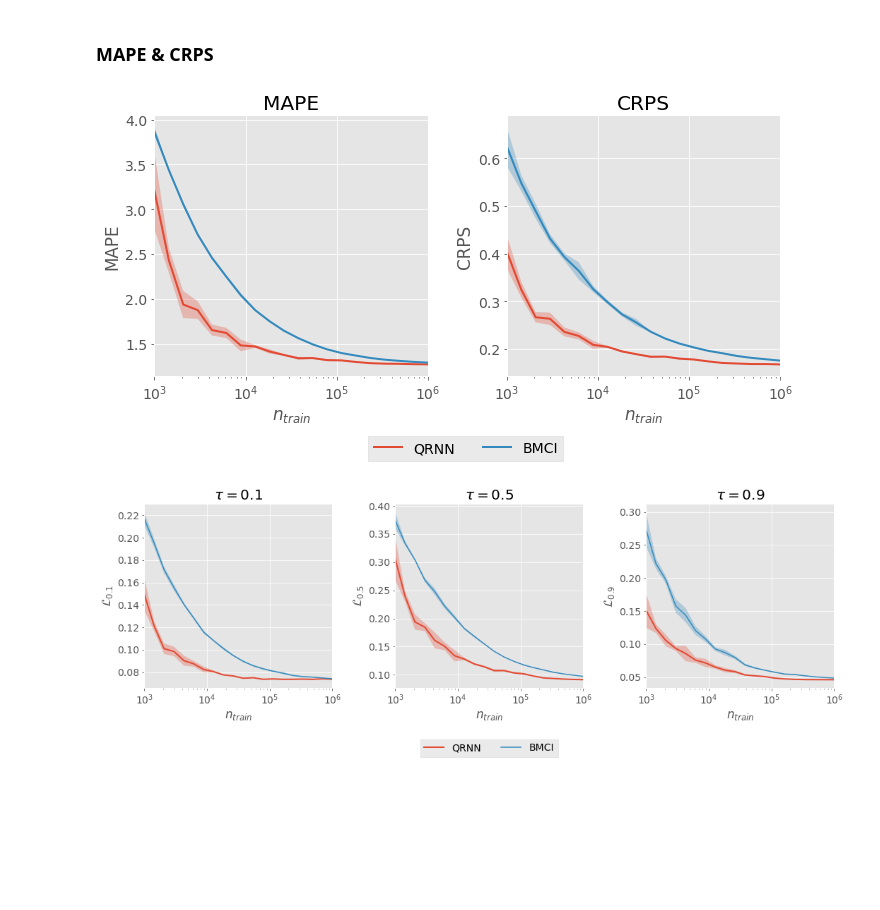
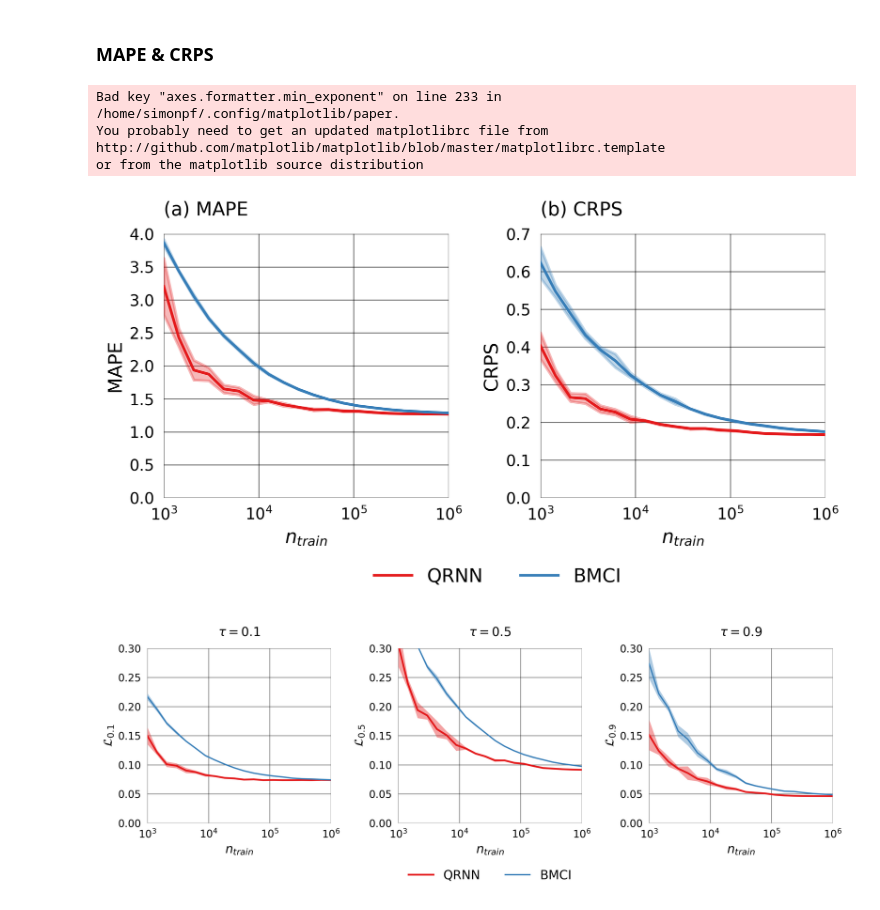
Before and after one commit to simonpf/predictive_uncertainty, a Jupyter notebook: evaluate_training_set_size.ipynb, the cells around one changed output. Saved outputs shown, nothing was run; the diff lists cells and outputs as text; code cells hidden in the pictures; blank space fills up the shorter version.

```diff
--- a/evaluate_training_set_size.ipynb
+++ b/evaluate_training_set_size.ipynb
@@ -154,101 +154,116 @@ ql_bmci    = np.load("data/quantile_losses_bmci.npy")
 # %%
 means_qrnn = mapes_qrnn.mean(axis = 1)
 std_qrnn   = mapes_qrnn.std(axis = 1)
 means_bmci = mapes_bmci.mean(axis = 1)
 std_bmci   = mapes_bmci.std(axis = 1)
 
-fig, ax = plt.subplots(1, 2, figsize = (10,5))
+plt.style.use("/home/simonpf/.config/matplotlib/paper")
+fig, ax = plt.subplots(1, 2, figsize = (8,4))
 
-ax[0].plot(n_train, means_qrnn, label = "QRNN", lw = 2)
-ax[0].fill_between(n_train, means_qrnn - std_qrnn, means_qrnn + std_qrnn, label = "QRNN", lw = 2, alpha = 0.3)
-ax[0].plot(n_train, means_bmci, label = "BMCI", lw = 2)
-ax[0].fill_between(n_train, means_bmci - std_bmci, means_bmci + std_bmci, label = "BMCI", lw = 2, alpha = 0.3)
-ax[0].set_title("MAPE")
+ax[0].plot(n_train, means_qrnn, label = "QRNN", lw = 2, c = "C1")
+ax[0].fill_between(n_train, means_qrnn - std_qrnn, means_qrnn + std_qrnn,
+                   label = "QRNN", lw = 2, alpha = 0.3, color = "C1")
+ax[0].plot(n_train, means_bmci, label = "BMCI", lw = 2, c = "C2")
+ax[0].fill_between(n_train, means_bmci - std_bmci, means_bmci + std_bmci, label = "BMCI",
+                   lw = 2, alpha = 0.3, color = "C2")
+ax[0].set_title("(a) MAPE", loc = "left")
 ax[0].set_xscale("log")
 ax[0].set_xlim([10**3, 10**6])
 ax[0].set_xlabel("$n_{train}$")
 ax[0].set_ylabel("MAPE")
+ax[0].set_ylim([0.0, 4.0])
 
 means_qrnn = crpss_qrnn.mean(axis = 1)
 std_qrnn   = crpss_qrnn.std(axis = 1)
 means_bmci = crpss_bmci.mean(axis = 1)
 std_bmci   = crpss_bmci.std(axis = 1)
 
-ax[1].plot(n_train, means_qrnn, label = "QRNN", lw = 2)
-ax[1].fill_between(n_train, means_qrnn - std_qrnn, means_qrnn + std_qrnn, lw = 2, alpha = 0.3)
-ax[1].plot(n_train, means_bmci, label = "BMCI", lw = 2)
-ax[1].fill_between(n_train, means_bmci - std_bmci, means_bmci + std_bmci, lw = 2, alpha = 0.3)
-ax[1].set_title("CRPS")
+ax[1].plot(n_train, means_qrnn, label = "QRNN", lw = 2, c = "C1")
+ax[1].fill_between(n_train, means_qrnn - std_qrnn, means_qrnn + std_qrnn,
+                   lw = 2, alpha = 0.3, color = "C1")
+ax[1].plot(n_train, means_bmci, label = "BMCI", lw = 2, c = "C2")
+ax[1].fill_between(n_train, means_bmci - std_bmci, means_bmci + std_bmci,
+                   lw = 2, alpha = 0.3, color = "C2")
+ax[1].set_title("(b) CRPS", loc = "left")
 ax[1].set_xscale("log")
 ax[1].set_xlim([10**3, 10**6])
 ax[1].set_xlabel("$n_{train}$")
 ax[1].set_ylabel("CRPS")
+ax[1].set_ylim([0.0, 0.7])
 ax[1].legend(loc = "upper center", bbox_to_anchor = [-0.15, -0.2], ncol = 2, fancybox = False)
 plt.tight_layout()
 
 fig.savefig("plots/mape_crps.pdf", bbox_inches = "tight")
 # %% [output]
+Bad key "axes.formatter.min_exponent" on line 233 in
+/home/simonpf/.config/matplotlib/paper.
+You probably need to get an updated matplotlibrc file from
+http://github.com/matplotlib/matplotlib/blob/master/matplotlibrc.template
+or from the matplotlib source distribution
-[figure, old version]
+[figure, new version]
 # %%
-fig, axs = plt.subplots(1, 3, figsize = (15, 5))
+fig, axs = plt.subplots(1, 3, figsize = (12, 4))
 mean_ql_qrnn = np.mean(ql_qrnn, axis = 1)
 std_ql_qrnn  = np.std(ql_qrnn, axis = 1)
 mean_ql_bmci = np.mean(ql_bmci, axis = 1)
 std_ql_bmci  = np.std(ql_bmci, axis = 1)
 
 # 10th percentile
-axs[0].plot(n_train, mean_ql_qrnn[:, 1], label = "QRNN", lw = 2)
+axs[0].plot(n_train, mean_ql_qrnn[:, 1], label = "QRNN", lw = 2, c = "C1")
 axs[0].fill_between(n_train,
                      mean_ql_qrnn[:, 1] - std_ql_qrnn[:, 1],
                      mean_ql_qrnn[:, 1] + std_ql_qrnn[:, 1],
-                     alpha = 0.3)
-axs[0].plot(n_train, mean_ql_bmci[:, 1])
+                     alpha = 0.4, color = "C1")
+axs[0].plot(n_train, mean_ql_bmci[:, 1], c = "C2")
 axs[0].fill_between(n_train,
                      mean_ql_bmci[:, 1] - std_ql_bmci[:, 1],
                      mean_ql_bmci[:, 1] + std_ql_bmci[:, 1],
-                     alpha = 0.3)
+                     alpha = 0.4, color = "C2")
 axs[0].set_title(r"$\tau = 0.1$")
 axs[0].set_xlim([10 ** 3, 10 ** 6])
+axs[0].set_ylim([0.0, 0.3])
 axs[0].set_xlabel(r"$n_{train}$")
 axs[0].set_xscale("log")
 axs[0].set_ylabel(r"$\mathcal{L}_{0.1}$")
 
 # median
-axs[1].plot(n_train, mean_ql_qrnn[:, 5], label = "QRNN", lw = 2)
+axs[1].plot(n_train, mean_ql_qrnn[:, 5], label = "QRNN", lw = 2, c = "C1")
 axs[1].fill_between(n_train,
                      mean_ql_qrnn[:, 5] - std_ql_qrnn[:, 5],
                      mean_ql_qrnn[:, 5] + std_ql_qrnn[:, 5],
-                     alpha = 0.3)
-axs[1].plot(n_train, mean_ql_bmci[:, 5], label = "BMCI")
+                     alpha = 0.4, color = "C1")
+axs[1].plot(n_train, mean_ql_bmci[:, 5], label = "BMCI", c = "C2")
 axs[1].fill_between(n_train,
                      mean_ql_bmci[:, 5] - std_ql_bmci[:, 5],
                      mean_ql_bmci[:, 5] + std_ql_bmci[:, 5],
-                     alpha = 0.3)
+                     alpha = 0.4, color = "C2")
 axs[1].set_title(r"$\tau = 0.5$")
 axs[1].set_xlabel(r"$n_{train}$")
 axs[1].set_xscale("log")
 axs[1].set_xlim([10 ** 3, 10 ** 6])
+axs[1].set_ylim([0.0, 0.3])
 axs[1].set_ylabel(r"$\mathcal{L}_{0.5}$")
 axs[1].legend(loc = "lower center", bbox_to_anchor = [0.5, -0.4], ncol = 2, fancybox = False)
 
 # 90th percentile
-axs[2].plot(n_train, mean_ql_qrnn[:, 10], label = "QRNN", lw = 2)
+axs[2].plot(n_train, mean_ql_qrnn[:, 10], label = "QRNN", lw = 2, c = "C1")
 axs[2].fill_between(n_train,
                      mean_ql_qrnn[:, 10] - std_ql_qrnn[:, 10],
                      mean_ql_qrnn[:, 10] + std_ql_qrnn[:, 10],
-                     alpha = 0.3)
-axs[2].plot(n_train, mean_ql_bmci[:, 10], label = "BMCI")
+                     alpha = 0.4, color = "C1")
+axs[2].plot(n_train, mean_ql_bmci[:, 10], label = "BMCI", c = "C2")
 axs[2].fill_between(n_train,
                      mean_ql_bmci[:, 10] - std_ql_bmci[:, 10],
                      mean_ql_bmci[:, 10] + std_ql_bmci[:, 10],
-                     alpha = 0.3)
+                     alpha = 0.4, color = "C2")
 axs[2].set_title(r"$\tau = 0.9$")
 axs[2].set_xlabel(r"$n_{train}$")
 axs[2].set_xscale("log")
+axs[2].set_ylim([0.0, 0.3])
 axs[2].set_xlim([10 ** 3, 10 ** 6])
 axs[2].set_ylabel(r"$\mathcal{L}_{0.9}$")
 
 plt.tight_layout()
 fig.savefig("plots/quantile_losses.pdf", bbox_inches = "tight")
 # %% [output]
-[figure, old version]
+[figure, new version]
```
Also changed, not shown: 10 other files.
